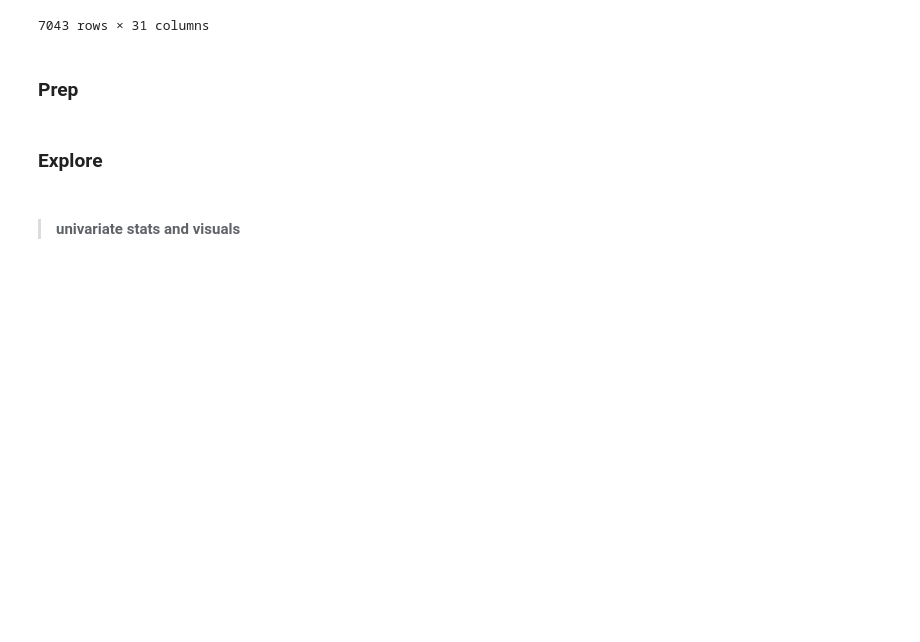
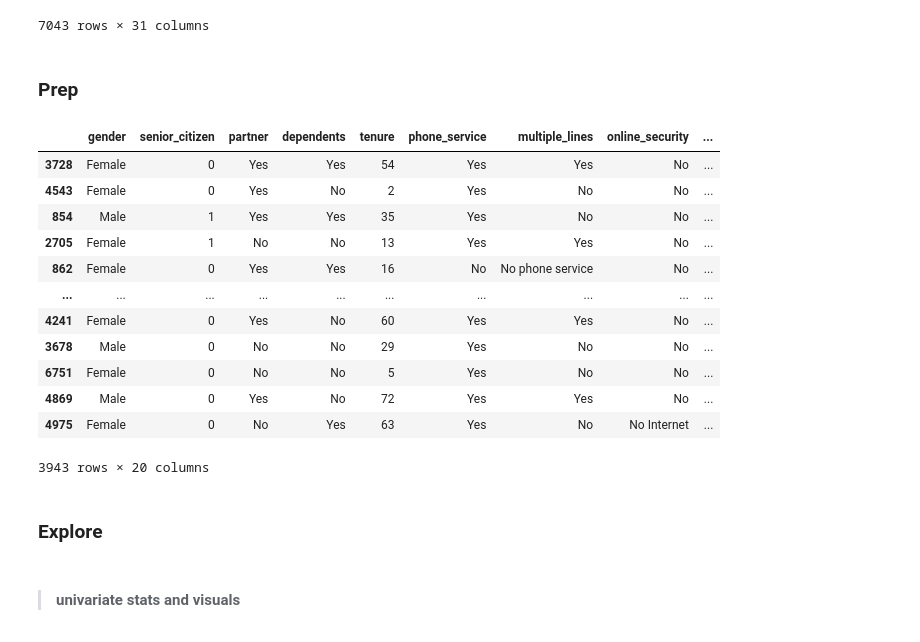
Before and after one commit to aaron-mv-moore/classification-telco-project, a Jupyter notebook: Plan.ipynb, the cells around one changed output. Drawn from its saved outputs; the diff is of its cells as text; code cells hidden in the pictures; blank space fills up the shorter version.

```diff
--- a/Plan.ipynb
+++ b/Plan.ipynb
@@ -462,6 +462,22 @@ def prep_telco(df, base_explore=True):
 df = clean_telco(get_telco_data())
 # %%
 train, validate, test = prep_telco(clean_telco(get_telco_data()))
+# %%
+train.replace('No internet service', 'No Internet', inplace=True)
+# %% [output]
+|  | gender | senior_citizen | partner | dependents | tenure | phone_service | multiple_lines | online_security | ... |
+| 3728 | Female | 0 | Yes | Yes | 54 | Yes | Yes | No | ... |
+| 4543 | Female | 0 | Yes | No | 2 | Yes | No | No | ... |
+| 854 | Male | 1 | Yes | Yes | 35 | Yes | No | No | ... |
+| 2705 | Female | 1 | No | No | 13 | Yes | Yes | No | ... |
+| 862 | Female | 0 | Yes | Yes | 16 | No | No phone service | No | ... |
+| ... | ... | ... | ... | ... | ... | ... | ... | ... | ... |
+| 4241 | Female | 0 | Yes | No | 60 | Yes | Yes | No | ... |
+| 3678 | Male | 0 | No | No | 29 | Yes | No | No | ... |
+| 6751 | Female | 0 | No | No | 5 | Yes | No | No | ... |
+| 4869 | Male | 0 | Yes | No | 72 | Yes | Yes | No | ... |
+| 4975 | Female | 0 | No | Yes | 63 | Yes | No | No Internet | ... |
+3943 rows × 20 columns
 # %% [markdown]
 ### Explore
 # %% [markdown]
```
Also changed, not shown: parts of 6 cells of this notebook, 3 other files.
